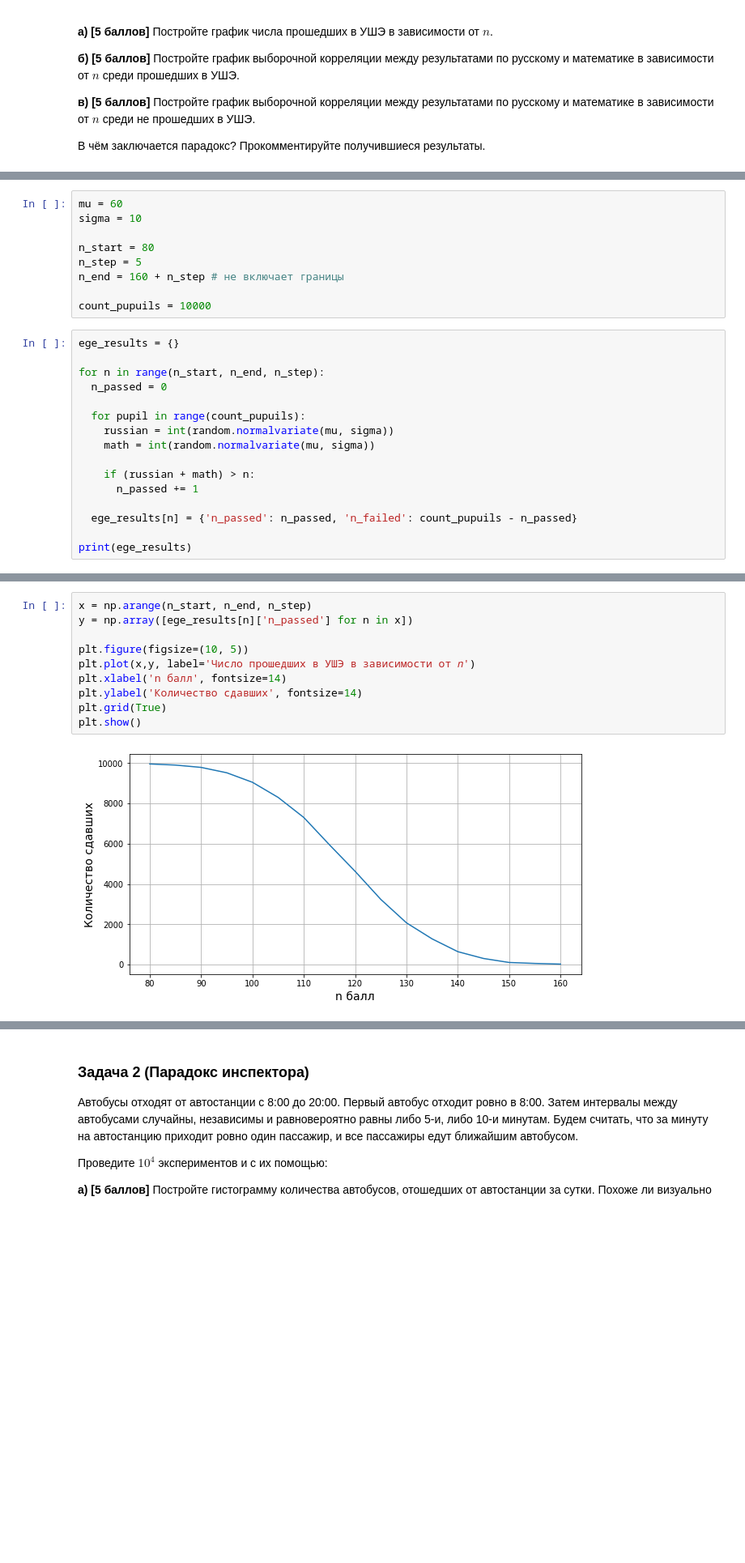
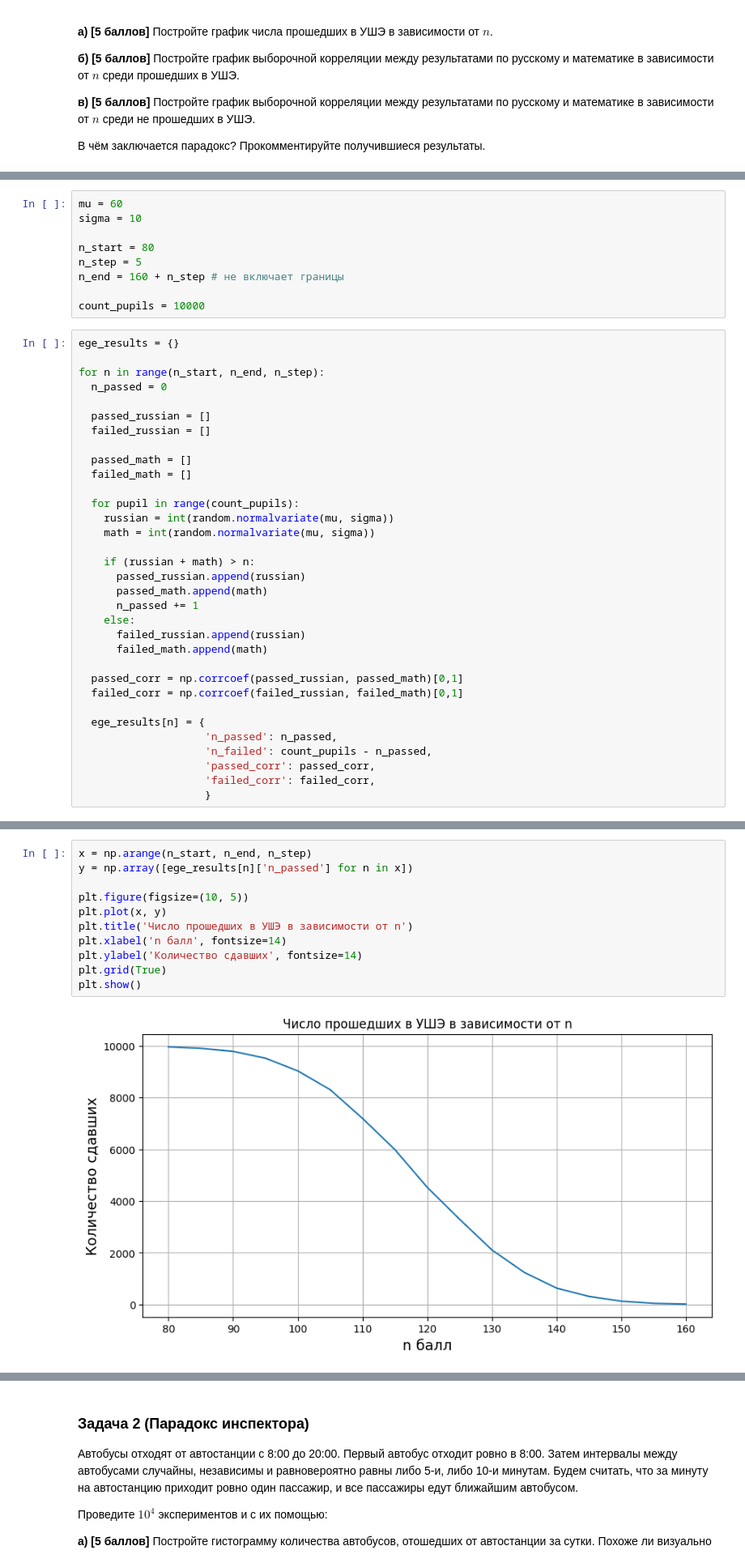
Before and after one commit to Kulikov17/MLDS_math_2022, a Jupyter notebook: hw_matstat/yam_hw01-hakuna_matata.ipynb, the cells around one changed output, grey strips where cells are left out. Shown: that part at 81% size. Cells and saved outputs as stored; diff of their text form; blank space fills up the shorter version.

```diff
--- a/hw_matstat/yam_hw01-hakuna_matata.ipynb
+++ b/hw_matstat/yam_hw01-hakuna_matata.ipynb
@@ -105,20 +107,37 @@ n_start = 80
 n_step = 5
 n_end = 160 + n_step # не включает границы
 
-count_pupuils = 10000
+count_pupils = 10000
 # %%
 ege_results = {}
 
 for n in range(n_start, n_end, n_step):
   n_passed = 0
 
-  for pupil in range(count_pupuils):
+  passed_russian = []
+  failed_russian = []
+
+  passed_math = []
+  failed_math = []
+
+  for pupil in range(count_pupils):
     russian = int(random.normalvariate(mu, sigma))
     math = int(random.normalvariate(mu, sigma))
 
     if (russian + math) > n:
+      passed_russian.append(russian)
+      passed_math.append(math)
       n_passed += 1
+    else:
+      failed_russian.append(russian)
+      failed_math.append(math)
 
-  ege_results[n] = {'n_passed': n_passed, 'n_failed': count_pupuils - n_passed}
+  passed_corr = np.corrcoef(passed_russian, passed_math)[0,1]
+  failed_corr = np.corrcoef(failed_russian, failed_math)[0,1]
 
-print(ege_results)
+  ege_results[n] = {
+                    'n_passed': n_passed,
+                    'n_failed': count_pupils - n_passed,
+                    'passed_corr': passed_corr,
+                    'failed_corr': failed_corr,
+                    }
@@ -131,12 +158,13 @@ ege_results[160]['n_passed']
 # %%
 x = np.arange(n_start, n_end, n_step)
 y = np.array([ege_results[n]['n_passed'] for n in x])
 
 plt.figure(figsize=(10, 5))
-plt.plot(x,y, label='Число прошедших в УШЭ в зависимости от 𝑛')
+plt.plot(x, y)
+plt.title('Число прошедших в УШЭ в зависимости от n')
 plt.xlabel('n балл', fontsize=14)
 plt.ylabel('Количество сдавших', fontsize=14)
 plt.grid(True)
 plt.show()
 # %% [output]
-[figure, old version]
+[figure, new version]
```
Also changed, not shown: parts of 33 cells of this notebook.
